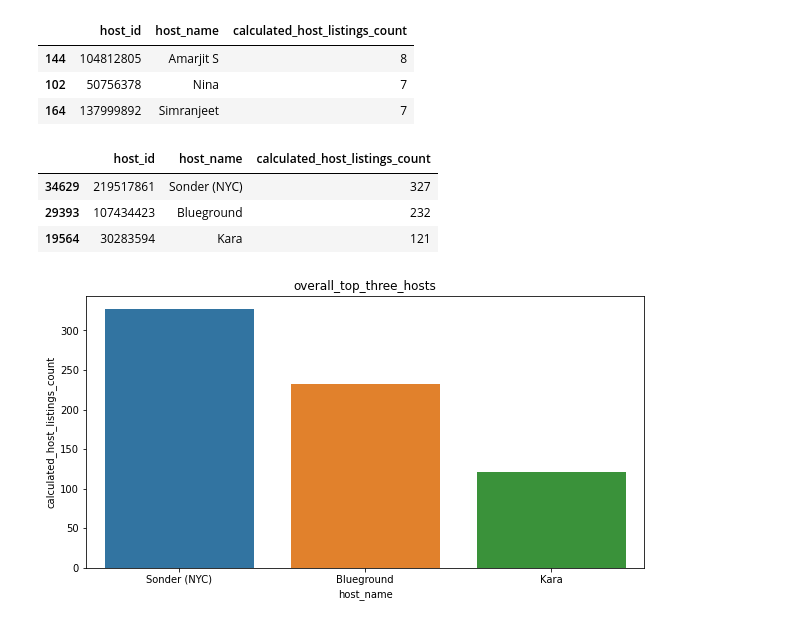
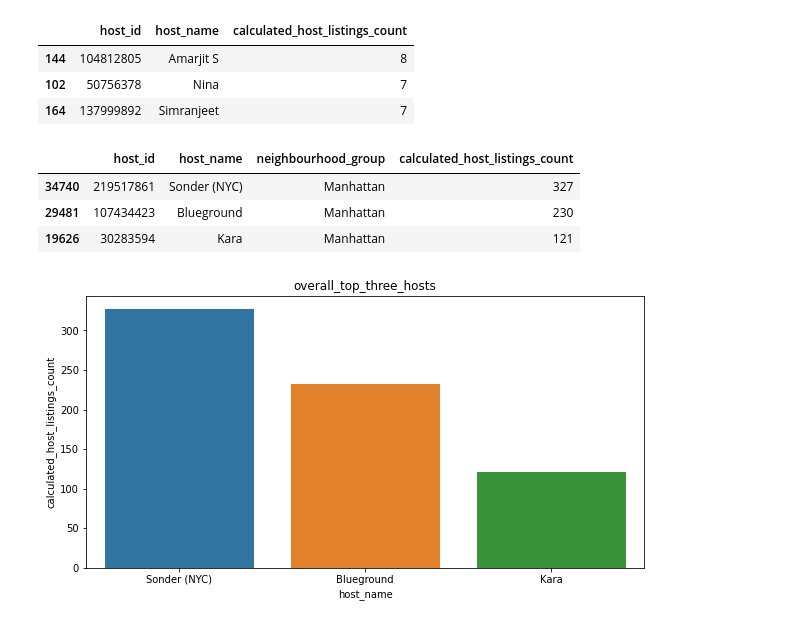
Before and after one commit to shubham-bhadouria/Airbnb--data-analysis, a Jupyter notebook: Shubham_Bhadouria_Airbnb_Bookings_Analysis_Capstone_Project.ipynb, the cells around one changed output. Drawn from its saved outputs; the diff is of its cells as text; code cells hidden in the pictures.

```diff
--- a/Shubham_Bhadouria_Airbnb_Bookings_Analysis_Capstone_Project.ipynb
+++ b/Shubham_Bhadouria_Airbnb_Bookings_Analysis_Capstone_Project.ipynb
@@ -178,13 +178,13 @@ Staten_Island_df.groupby(['host_id','host_name'])['calculated_host_listings_coun
 | 164 | 137999892 | Simranjeet | 7 |
 # %%
 # Overall top three hosts
-overall_top_three_hosts = airbnb_df.groupby(['host_id','host_name'])['calculated_host_listings_count'].count().reset_index().sort_values('calculated_host_listings_count', ascending= False).head(3)
+overall_top_three_hosts = airbnb_df.groupby(['host_id','host_name','neighbourhood_group'])['calculated_host_listings_count'].count().reset_index().sort_values('calculated_host_listings_count', ascending= False).head(3)
 overall_top_three_hosts
 # %% [output]
-|  | host_id | host_name | calculated_host_listings_count |
-| 34629 | 219517861 | Sonder (NYC) | 327 |
-| 29393 | 107434423 | Blueground | 232 |
-| 19564 | 30283594 | Kara | 121 |
+|  | host_id | host_name | neighbourhood_group | calculated_host_listings_count |
+| 34740 | 219517861 | Sonder (NYC) | Manhattan | 327 |
+| 29481 | 107434423 | Blueground | Manhattan | 230 |
+| 19626 | 30283594 | Kara | Manhattan | 121 |
 # %%
 
 plt.rcParams['figure.figsize']= (10,5)
```
Also changed, not shown: parts of 3 cells of this notebook.
